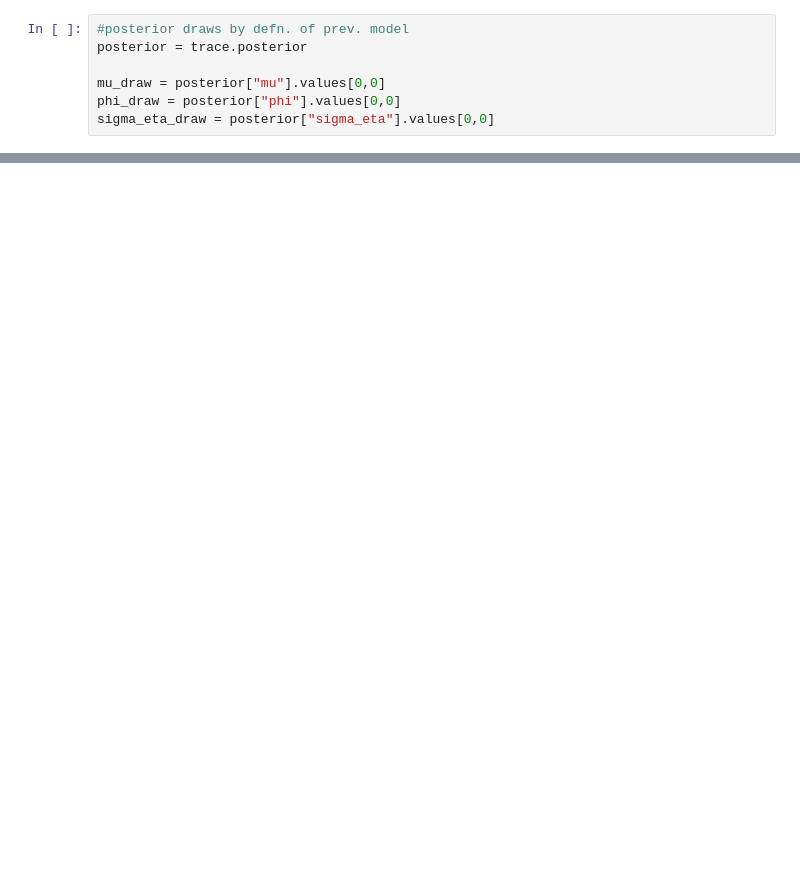
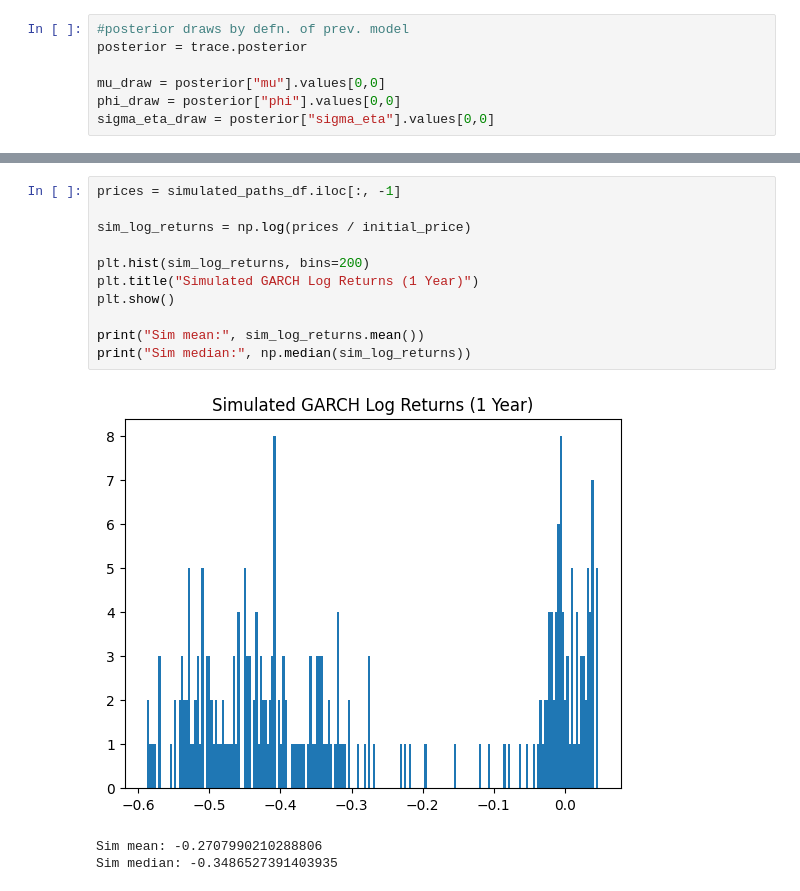
Before and after one commit to codeToad101/Equity-MCMC, a Jupyter notebook: calcVisual.ipynb, the cells around one changed output, grey strips where cells are left out. Cells and saved outputs as stored; diff of their text form; blank space fills up the shorter version.

```diff
--- a/calcVisual.ipynb
+++ b/calcVisual.ipynb
@@ -364,3 +383,18 @@ Sim median: 0.0519687902581847
+# %%
+prices = simulated_paths_df.iloc[:, -1]
+
+sim_log_returns = np.log(prices / initial_price)
+
+plt.hist(sim_log_returns, bins=200)
+plt.title("Simulated GARCH Log Returns (1 Year)")
+plt.show()
+
+print("Sim mean:", sim_log_returns.mean())
+print("Sim median:", np.median(sim_log_returns))
+# %% [output]
+[figure, added]
+Sim mean: -0.2707990210288806
+Sim median: -0.3486527391403935
 # %%
 log_returns = np.log(1 + stock_data['Daily Return'])
 
```
Also changed, not shown: parts of 10 cells of this notebook.
